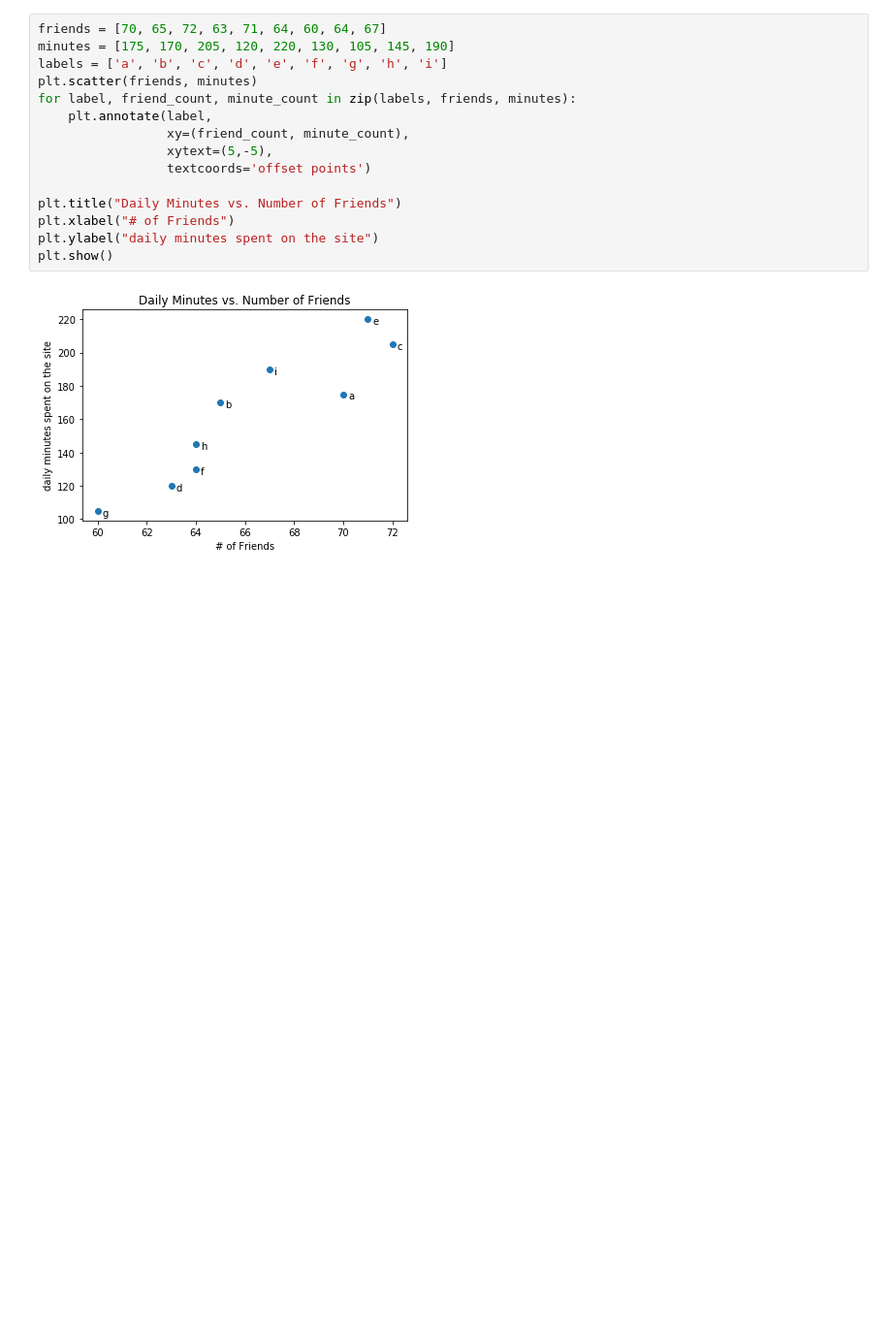
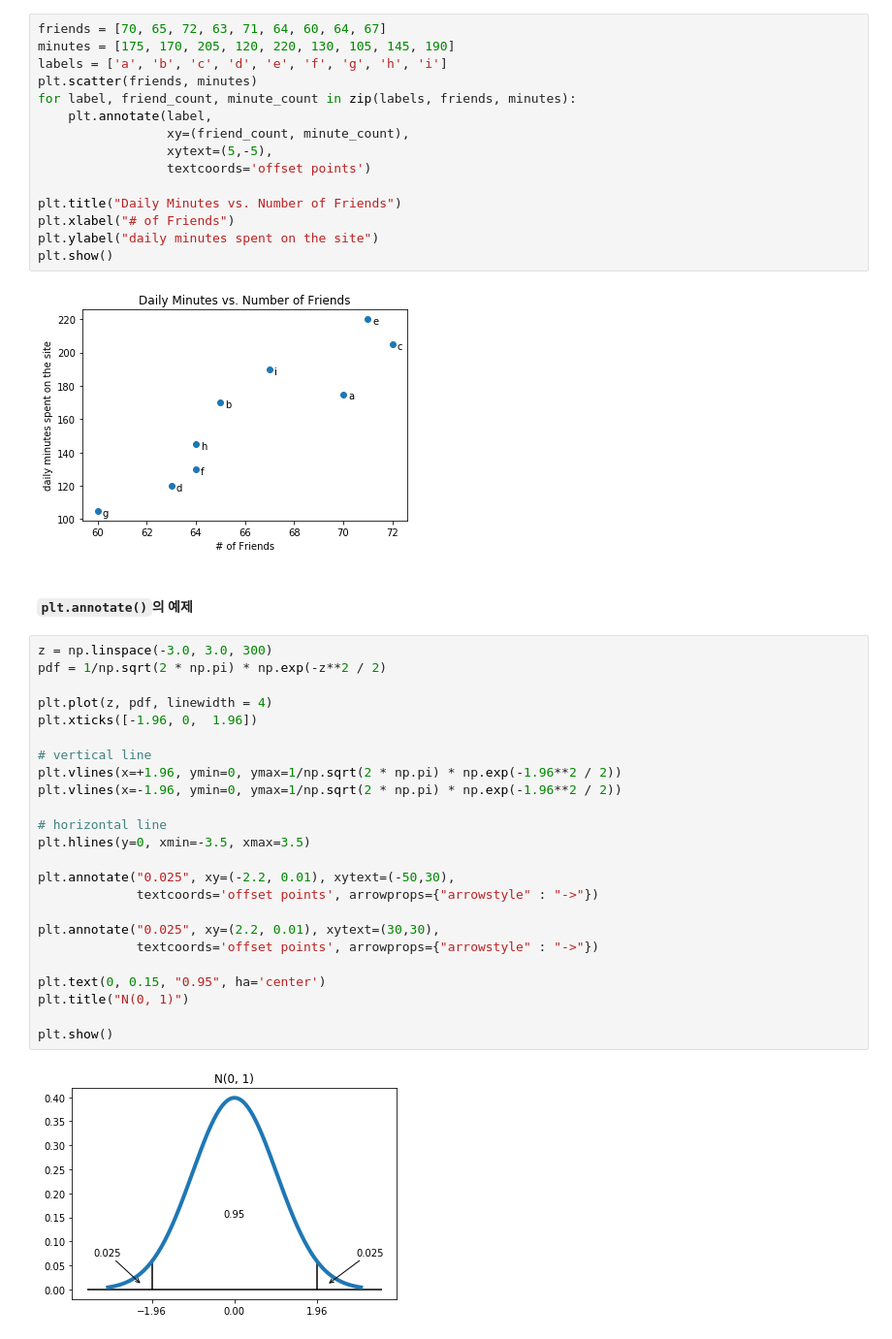
Before and after one commit to ksublee/SPuP, a Jupyter notebook: 7.Visualizing_Data.ipynb, the cells around one changed output. Shown at 97% size. Drawn from its saved outputs; the diff is of its cells as text; blank space fills up the shorter version.

````diff
--- a/7.Visualizing_Data.ipynb
+++ b/7.Visualizing_Data.ipynb
@@ -294,3 +317,31 @@ plt.ylabel("daily minutes spent on the site")
 plt.show()
 # %% [output]
 [figure]
+# %% [markdown]
+#### ```plt.annotate()```의 예제
+# %%
+z = np.linspace(-3.0, 3.0, 300)
+pdf = 1/np.sqrt(2 * np.pi) * np.exp(-z**2 / 2)
+
+plt.plot(z, pdf, linewidth = 4)
+plt.xticks([-1.96, 0,  1.96])
+
+# vertical line
+plt.vlines(x=+1.96, ymin=0, ymax=1/np.sqrt(2 * np.pi) * np.exp(-1.96**2 / 2))
+plt.vlines(x=-1.96, ymin=0, ymax=1/np.sqrt(2 * np.pi) * np.exp(-1.96**2 / 2))
+
+# horizontal line
+plt.hlines(y=0, xmin=-3.5, xmax=3.5)
+
+plt.annotate("0.025", xy=(-2.2, 0.01), xytext=(-50,30),
+             textcoords='offset points', arrowprops={"arrowstyle" : "->"})
+
+plt.annotate("0.025", xy=(2.2, 0.01), xytext=(30,30),
+             textcoords='offset points', arrowprops={"arrowstyle" : "->"})
+
+plt.text(0, 0.15, "0.95", ha='center')
+plt.title("N(0, 1)")
+
+plt.show()
+# %% [output]
+[figure, added]
````
Also changed, not shown: parts of 10 cells of this notebook, 13 other files.
